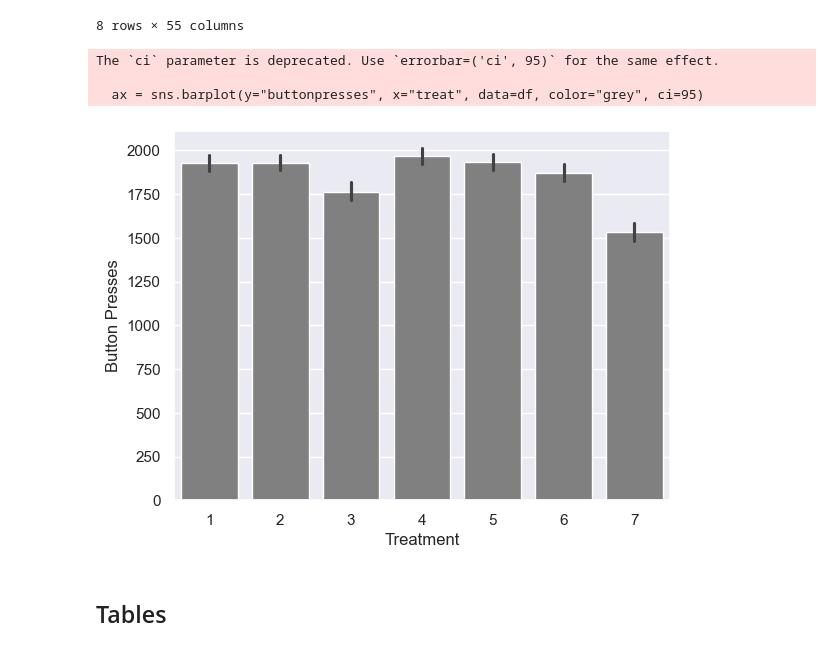
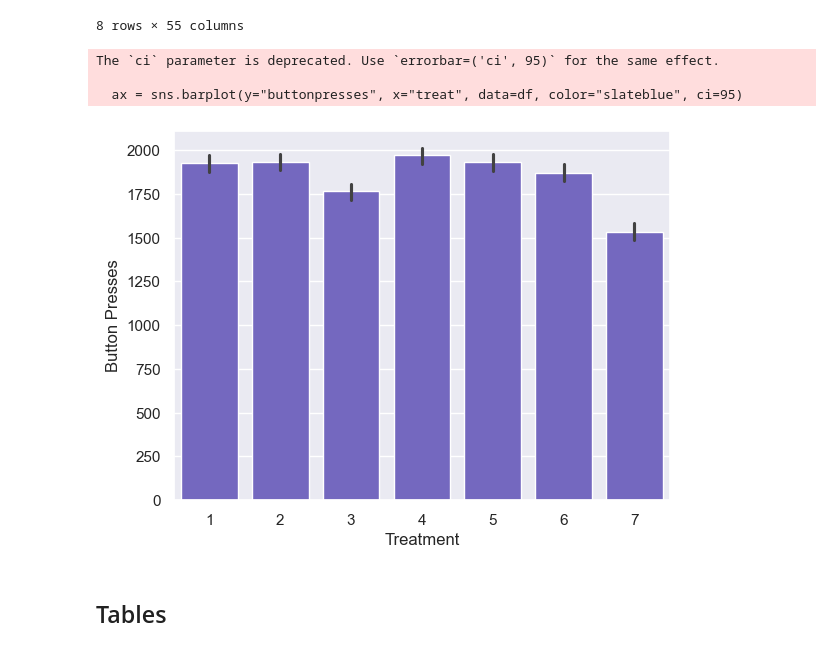
Before and after one commit to klaushajdaraj/ml-treatment-effects, a Jupyter notebook: Analytics.ipynb, the cells around one changed output. Cells and saved outputs as stored; diff of their text form; code cells hidden in the pictures.

Commit message:
Adjusted some colors.

```diff
--- a/Analytics.ipynb
+++ b/Analytics.ipynb
@@ -56,14 +57,14 @@ df.describe()
 8 rows × 55 columns
 # %%
 # Button presses bar plot for each treatment
-ax = sns.barplot(y="buttonpresses", x="treat", data=df, color="grey", ci=95)
+ax = sns.barplot(y="buttonpresses", x="treat", data=df, color="slateblue", ci=95)
 ax.set(xlabel='Treatment', ylabel='Button Presses')
 plt.show()
 # %% [output]
 The `ci` parameter is deprecated. Use `errorbar=('ci', 95)` for the same effect.
 
-  ax = sns.barplot(y="buttonpresses", x="treat", data=df, color="grey", ci=95)
+  ax = sns.barplot(y="buttonpresses", x="treat", data=df, color="slateblue", ci=95)
-[figure, old version]
+[figure, new version]
 # %% [markdown]
 ## Tables
 # %%
```
Also changed, not shown: parts of 7 cells of this notebook, 1 other file.
